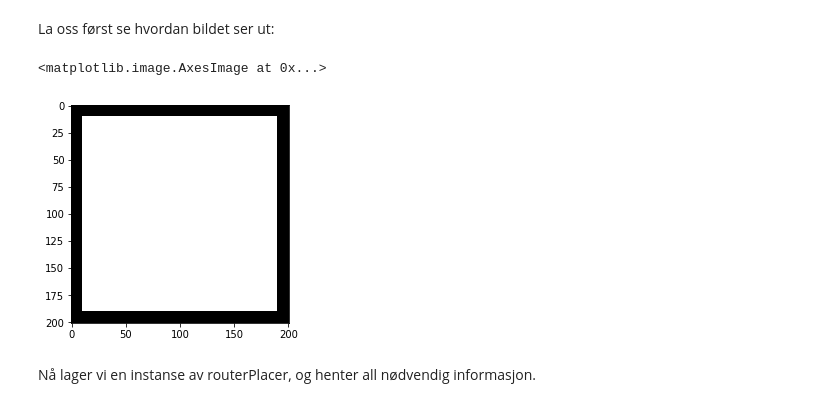
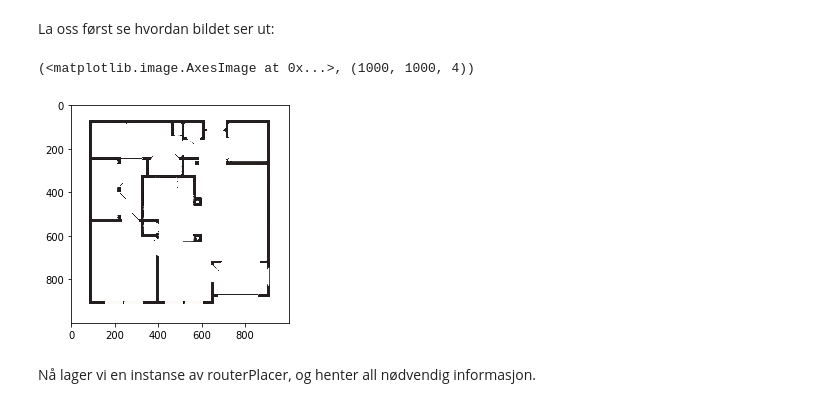
Before and after one commit to kklocker/EiT-WiFi-placer, a Jupyter notebook: App.ipynb, the cells around one changed output. Drawn from its saved outputs; the diff is of its cells as text; code cells hidden in the pictures.

```diff
--- a/App.ipynb
+++ b/App.ipynb
@@ -5,14 +5,15 @@
 Notebook med eksempel av appen.
 # %%
 from web.RouterPlacer import *
-img = plt.imread("floorplans_processed/00_2.png", "gray")
+# img = plt.imread("floorplans_processed/00_2.png", "gray")
+img = plt.imread("floorplans_processed/01.png", "gray")
 # %% [markdown]
 La oss først se hvordan bildet ser ut:
 # %%
-plt.imshow(img)
+plt.imshow(img), img.shape
 # %% [output]
-<matplotlib.image.AxesImage at 0x...>
+(<matplotlib.image.AxesImage at 0x...>, (1000, 1000, 4))
-[figure, old version]
+[figure, new version]
 # %% [markdown]
 Nå lager vi en instanse av routerPlacer, og henter all nødvendig informasjon.
 # %%
```
Also changed, not shown: parts of 6 cells of this notebook, 5 other files.
